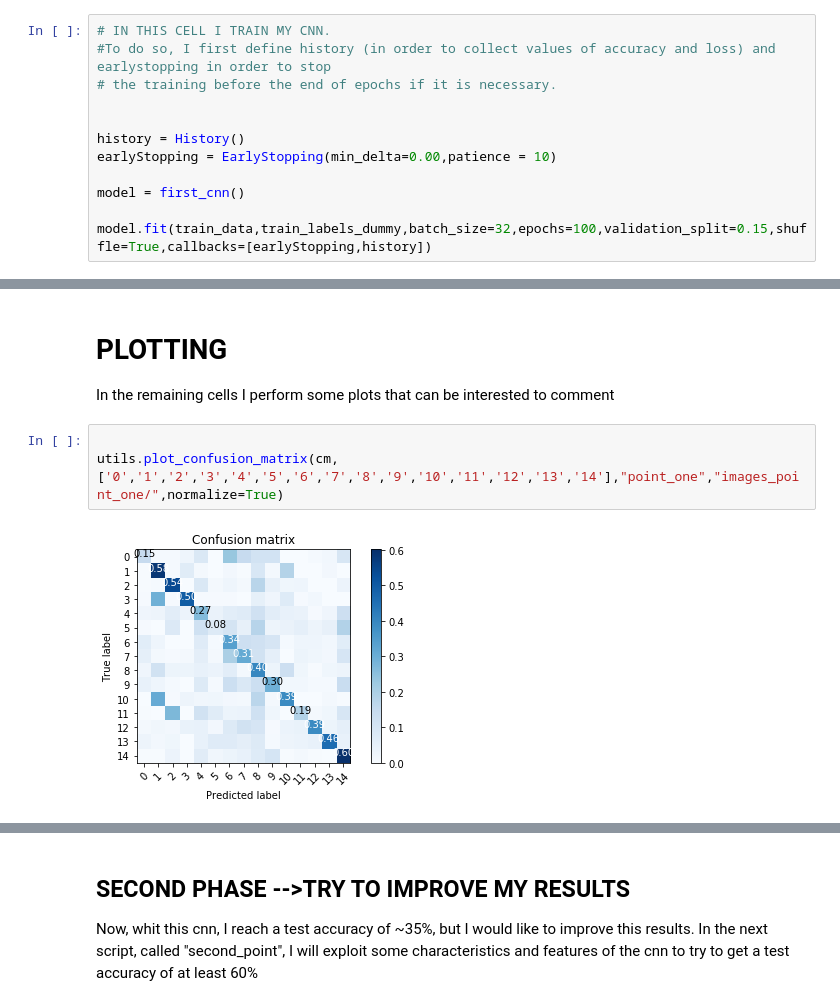
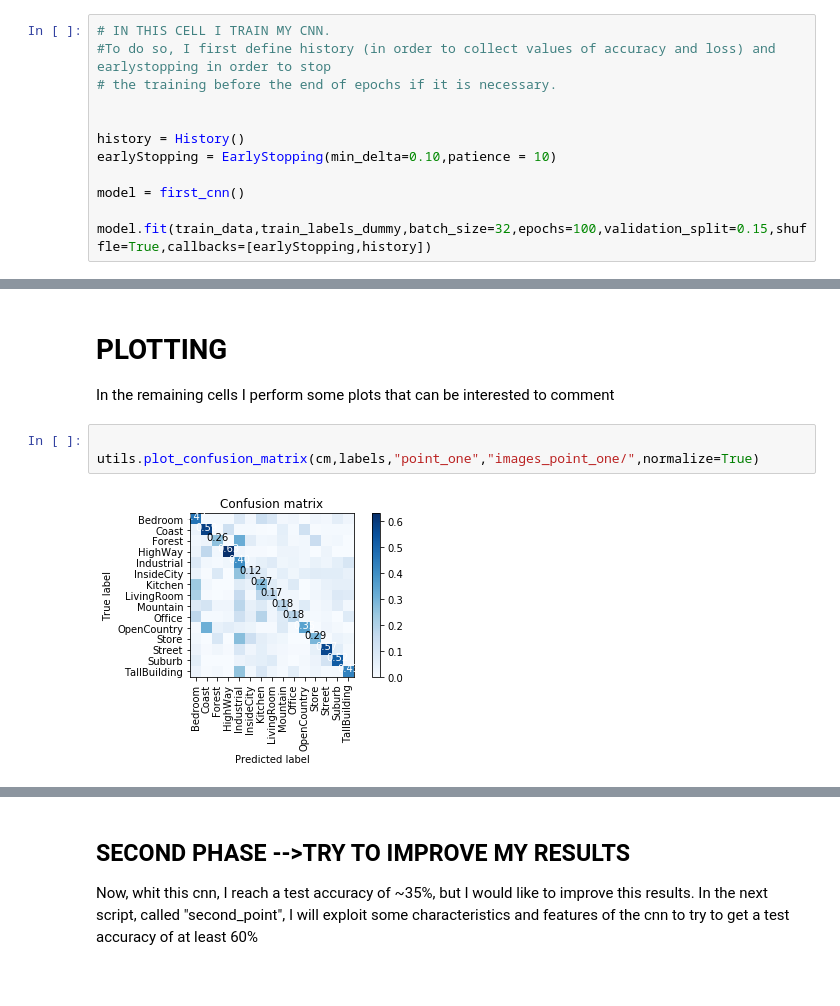
Before and after one commit to AlbertoPresta/CVPR-exam, a Jupyter notebook: Point_one.ipynb, the cells around one changed output, grey strips where cells are left out. Cells and saved outputs as stored; diff of their text form.

```diff
--- a/Point_one.ipynb
+++ b/Point_one.ipynb
@@ -107,7 +107,7 @@ def first_cnn():
 
 
 history = History()
-earlyStopping = EarlyStopping(min_delta=0.00,patience = 10)
+earlyStopping = EarlyStopping(min_delta=0.10,patience = 10)
 
 model = first_cnn()
 
@@ -149,9 +149,9 @@ cm = confusion_matrix(test_labels,y_pred)
 In the remaining cells I perform some plots that can be interested to comment
 # %%
 
-utils.plot_confusion_matrix(cm,['0','1','2','3','4','5','6','7','8','9','10','11','12','13','14'],"point_one","images_point_one/",normalize=True)
+utils.plot_confusion_matrix(cm,labels,"point_one","images_point_one/",normalize=True)
 # %% [output]
-[figure, old version]
+[figure, new version]
 # %%
 plt.title("validation loss")
 plt.xlabel("epochs")
```
Also changed, not shown: parts of 6 cells of this notebook, 18 other files.
